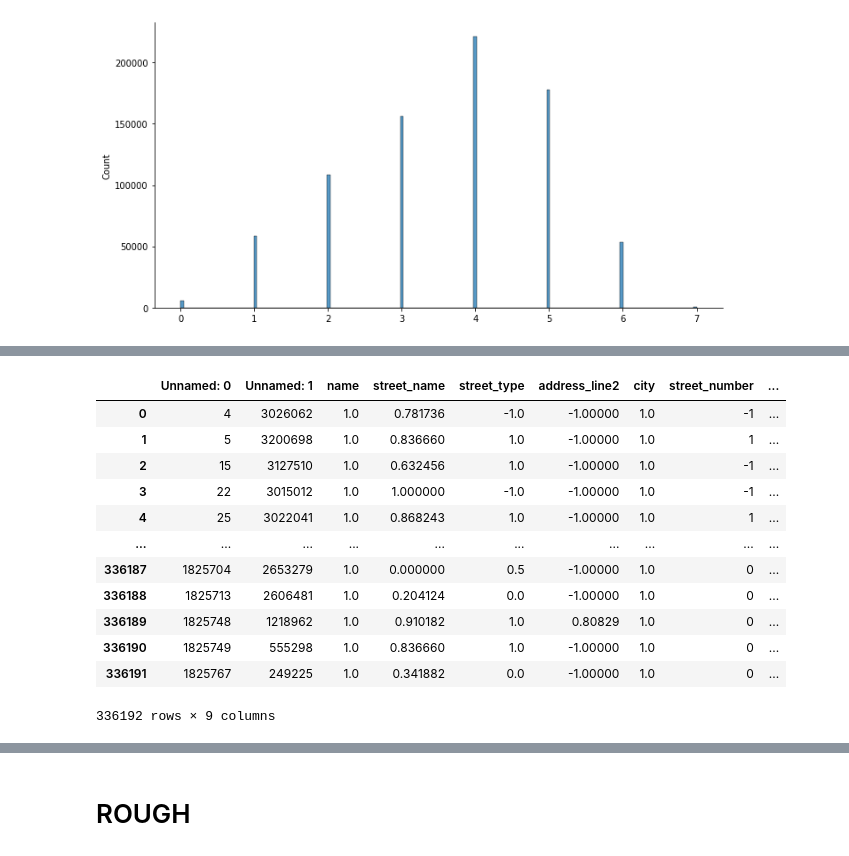
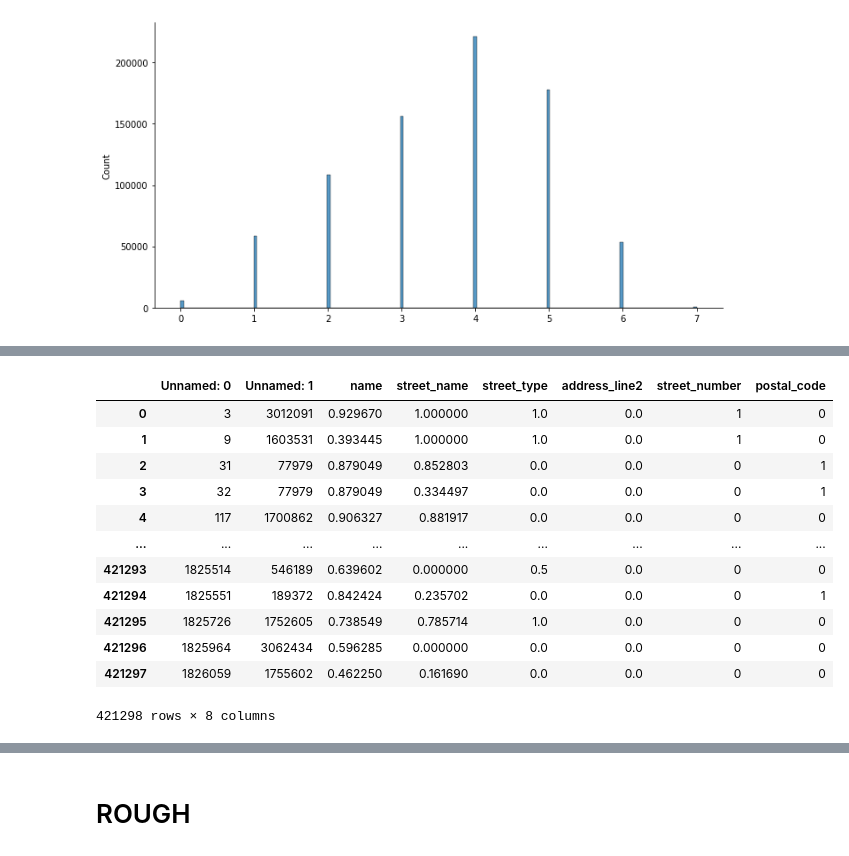
Before and after one commit to TaherHabib/database_records_linkage, a Jupyter notebook: notebooks/FINAL_SUBMISSION.ipynb, the cells around one changed output, grey strips where cells are left out. Saved outputs shown, nothing was run; the diff lists cells and outputs as text; code cells hidden in the pictures.

```diff
--- a/notebooks/FINAL_SUBMISSION.ipynb
+++ b/notebooks/FINAL_SUBMISSION.ipynb
@@ -760,17 +865,17 @@ plt.show()
 # %%
-compared_features_cosine_block = pd.read_csv(os.path.join(ROOT, 'data', 'compared_features_block_cosine_None.csv'))
-display(compared_features_cosine_block)
+compared_features_cosine_sorted = pd.read_csv(os.path.join(ROOT, 'data', 'compared_features_sorted_neighborhood_cosine_None.csv'))
+display(compared_features_cosine_sorted)
 # %% [output]
-|  | Unnamed: 0 | Unnamed: 1 | name | street_name | street_type | address_line2 | city | street_number | ... |
-| 0 | 4 | 3026062 | 1.0 | 0.781736 | -1.0 | -1.00000 | 1.0 | -1 | ... |
-| 1 | 5 | 3200698 | 1.0 | 0.836660 | 1.0 | -1.00000 | 1.0 | 1 | ... |
-| 2 | 15 | 3127510 | 1.0 | 0.632456 | 1.0 | -1.00000 | 1.0 | -1 | ... |
-| 3 | 22 | 3015012 | 1.0 | 1.000000 | -1.0 | -1.00000 | 1.0 | -1 | ... |
-| 4 | 25 | 3022041 | 1.0 | 0.868243 | 1.0 | -1.00000 | 1.0 | 1 | ... |
-| ... | ... | ... | ... | ... | ... | ... | ... | ... | ... |
-| 336187 | 1825704 | 2653279 | 1.0 | 0.000000 | 0.5 | -1.00000 | 1.0 | 0 | ... |
-| 336188 | 1825713 | 2606481 | 1.0 | 0.204124 | 0.0 | -1.00000 | 1.0 | 0 | ... |
-| 336189 | 1825748 | 1218962 | 1.0 | 0.910182 | 1.0 | 0.80829 | 1.0 | 0 | ... |
-| 336190 | 1825749 | 555298 | 1.0 | 0.836660 | 1.0 | -1.00000 | 1.0 | 0 | ... |
-| 336191 | 1825767 | 249225 | 1.0 | 0.341882 | 0.0 | -1.00000 | 1.0 | 0 | ... |
+|  | Unnamed: 0 | Unnamed: 1 | name | street_name | street_type | address_line2 | street_number | postal_code |
+| 0 | 3 | 3012091 | 0.929670 | 1.000000 | 1.0 | 0.0 | 1 | 0 |
+| 1 | 9 | 1603531 | 0.393445 | 1.000000 | 1.0 | 0.0 | 1 | 0 |
+| 2 | 31 | 77979 | 0.879049 | 0.852803 | 0.0 | 0.0 | 0 | 1 |
+| 3 | 32 | 77979 | 0.879049 | 0.334497 | 0.0 | 0.0 | 0 | 1 |
+| 4 | 117 | 1700862 | 0.906327 | 0.881917 | 0.0 | 0.0 | 0 | 0 |
+| ... | ... | ... | ... | ... | ... | ... | ... | ... |
+| 421293 | 1825514 | 546189 | 0.639602 | 0.000000 | 0.5 | 0.0 | 0 | 0 |
+| 421294 | 1825551 | 189372 | 0.842424 | 0.235702 | 0.0 | 0.0 | 0 | 1 |
+| 421295 | 1825726 | 1752605 | 0.738549 | 0.785714 | 1.0 | 0.0 | 0 | 0 |
+| 421296 | 1825964 | 3062434 | 0.596285 | 0.000000 | 0.0 | 0.0 | 0 | 0 |
+| 421297 | 1826059 | 1755602 | 0.462250 | 0.161690 | 0.0 | 0.0 | 0 | 0 |
-336192 rows × 9 columns
+421298 rows × 8 columns
```
Also changed, not shown: parts of 88 cells of this notebook, 14 other files.
